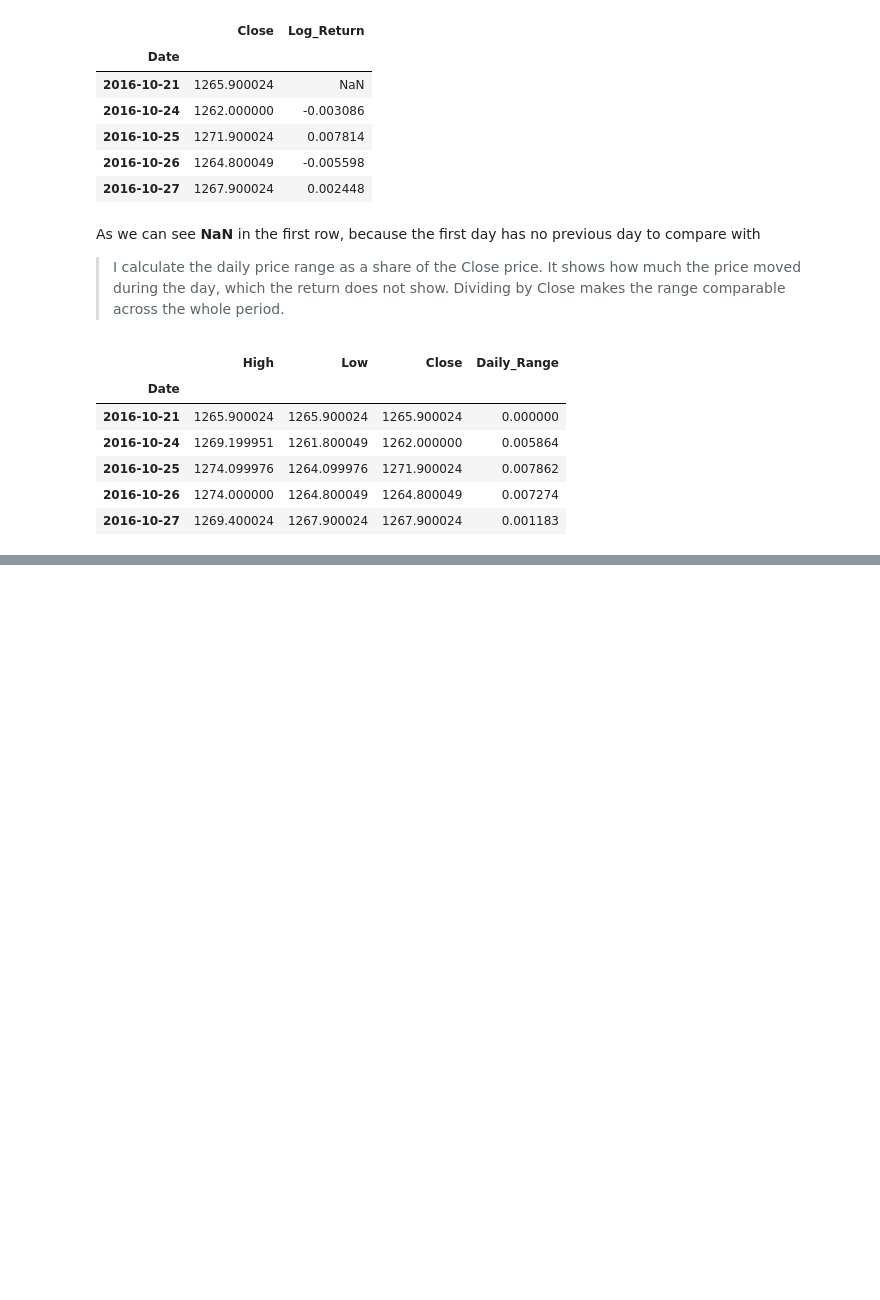
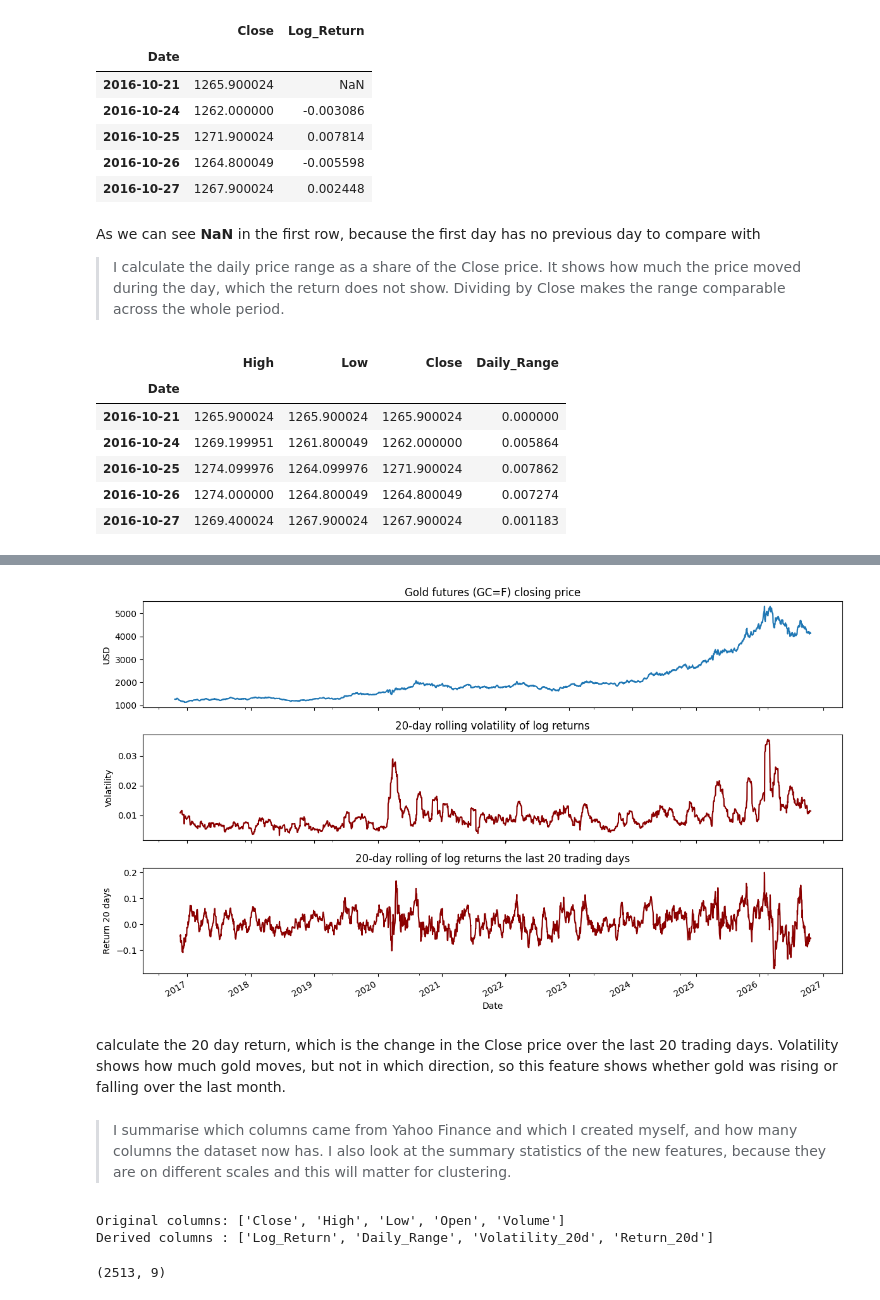
Before and after one commit to ghaflareda-ds/gold_forecast_yahoo_finance, a Jupyter notebook: Gold Forecast.ipynb, the cells around one changed output, grey strips where cells are left out. Saved outputs shown, nothing was run; the diff lists cells and outputs as text; code cells hidden in the pictures; blank space fills up the shorter version.

```diff
--- a/Gold Forecast.ipynb
+++ b/Gold Forecast.ipynb
@@ -300,0 +381,4 @@ gold[['High', 'Low', 'Close', 'Daily_Range']].head()
+# %%
+# 20-day return: total log change in the Close price over the last 20 trading days
+gold['Return_20d'] = np.log(gold['Close'] / gold['Close'].shift(20))
+gold[['Close', 'Return_20d']].iloc[18:24]
@@ -300,0 +394,34 @@ gold[['High', 'Low', 'Close', 'Daily_Range']].head()
+# %%
+fig, ax = plt.subplots(3, 1, figsize=(12, 7), sharex=True)
+
+gold['Close'].plot(ax=ax[0], title='Gold futures (GC=F) closing price')
+ax[0].set_ylabel('USD')
+
+gold['Volatility_20d'].plot(ax=ax[1], color='darkred', title='20-day rolling volatility of log returns')
+ax[1].set_ylabel('Volatility')
+
+gold['Return_20d'].plot(ax=ax[2], color='darkred', title='20-day rolling of log returns the last 20 trading days')
+ax[2].set_ylabel('Return 20 days')
+
+plt.tight_layout()
+plt.show()
+# %% [output]
+[figure, added]
+# %% [markdown]
+calculate the 20 day return, which is the change in the Close price over the last 20 trading days. Volatility shows how much gold moves, but not in which direction, so this feature shows whether gold was rising or falling over the last month.
+# %% [markdown]
+> I summarise which columns came from Yahoo Finance and which I created myself, and how many columns the dataset now has. I also look at the summary statistics of the new features, because they are on different scales and this will matter for clustering.
+# %%
+
+original_columns = ['Close', 'High', 'Low', 'Open', 'Volume']
+derived_columns = ['Log_Return', 'Daily_Range', 'Volatility_20d', 'Return_20d']
+
+print('Original columns:', original_columns)
+print('Derived columns :', derived_columns)
+# %% [output]
+Original columns: ['Close', 'High', 'Low', 'Open', 'Volume']
+Derived columns : ['Log_Return', 'Daily_Range', 'Volatility_20d', 'Return_20d']
+# %%
+gold.shape # total of columns now is nine
+# %% [output]
+(2513, 9)
```
Also changed, not shown: parts of 30 cells of this notebook, 2 other files.
